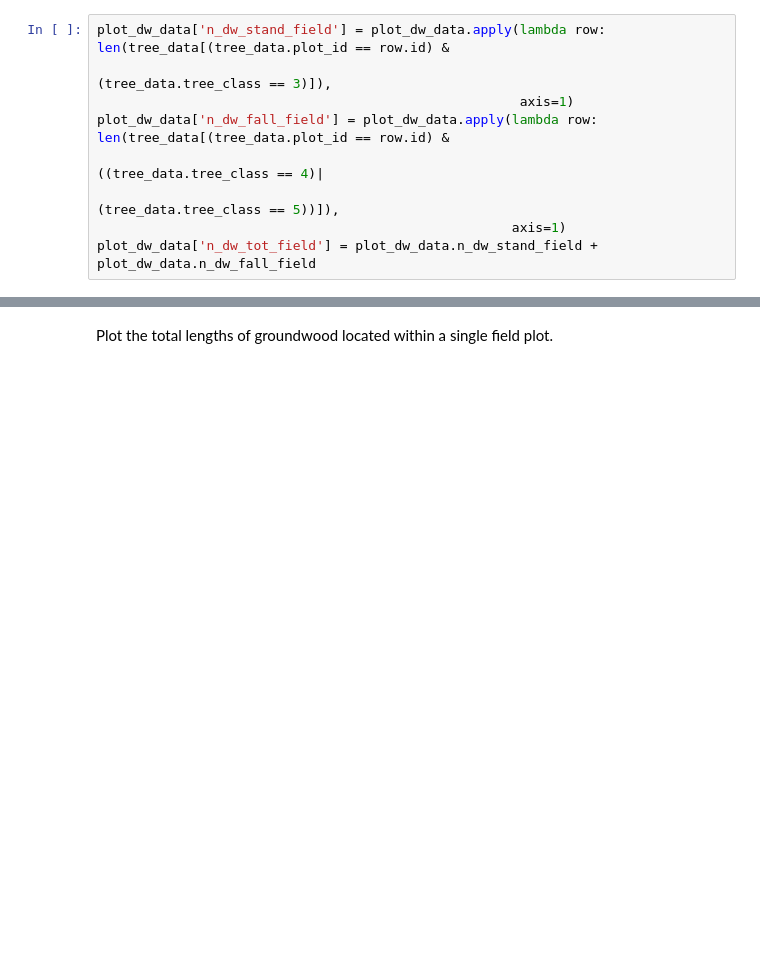
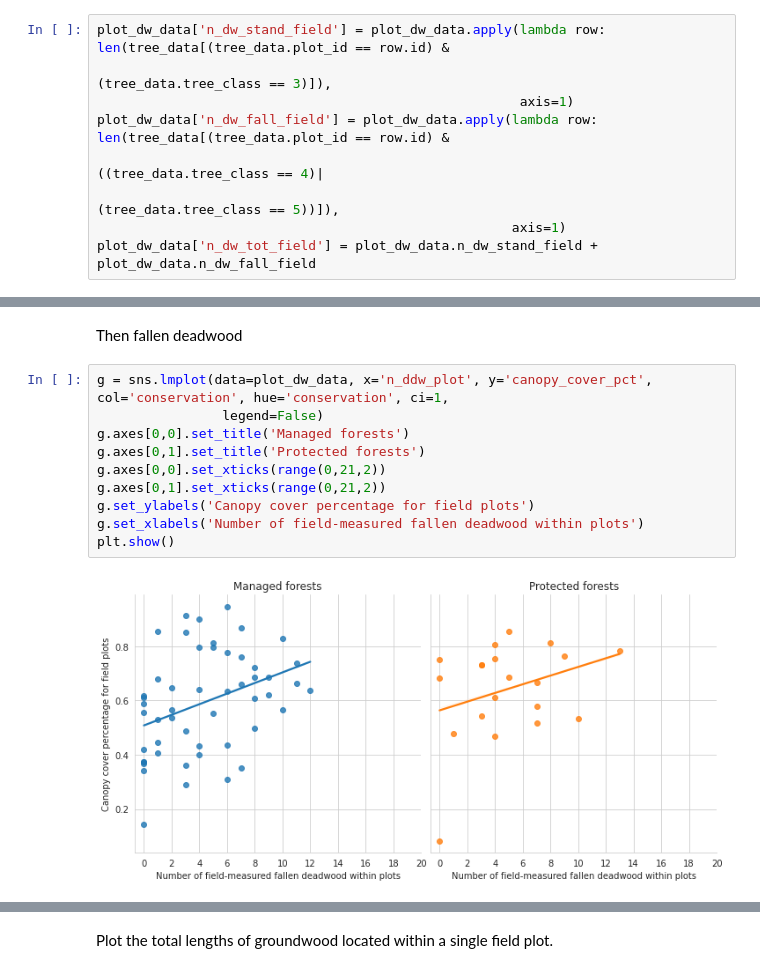
Before and after one commit to mayrajeo/maskrcnn-deadwood, a Jupyter notebook: notebooks/2_comparing_annotations_and_field_data.ipynb, the cells around one changed output, grey strips where cells are left out. Cells and saved outputs as stored; diff of their text form; blank space fills up the shorter version.

```diff
--- a/notebooks/2_comparing_annotations_and_field_data.ipynb
+++ b/notebooks/2_comparing_annotations_and_field_data.ipynb
@@ -257,0 +284,14 @@ plot_dw_data['n_dw_tot_field'] = plot_dw_data.n_dw_stand_field + plot_dw_data.n_
+# %% [markdown]
+Then fallen deadwood
+# %%
+g = sns.lmplot(data=plot_dw_data, x='n_ddw_plot', y='canopy_cover_pct', col='conservation', hue='conservation', ci=1,
+                legend=False)
+g.axes[0,0].set_title('Managed forests')
+g.axes[0,1].set_title('Protected forests')
+g.axes[0,0].set_xticks(range(0,21,2))
+g.axes[0,1].set_xticks(range(0,21,2))
+g.set_ylabels('Canopy cover percentage for field plots')
+g.set_xlabels('Number of field-measured fallen deadwood within plots')
+plt.show()
+# %% [output]
+[figure, added]
```
Also changed, not shown: parts of 10 cells of this notebook, 1 other file.
